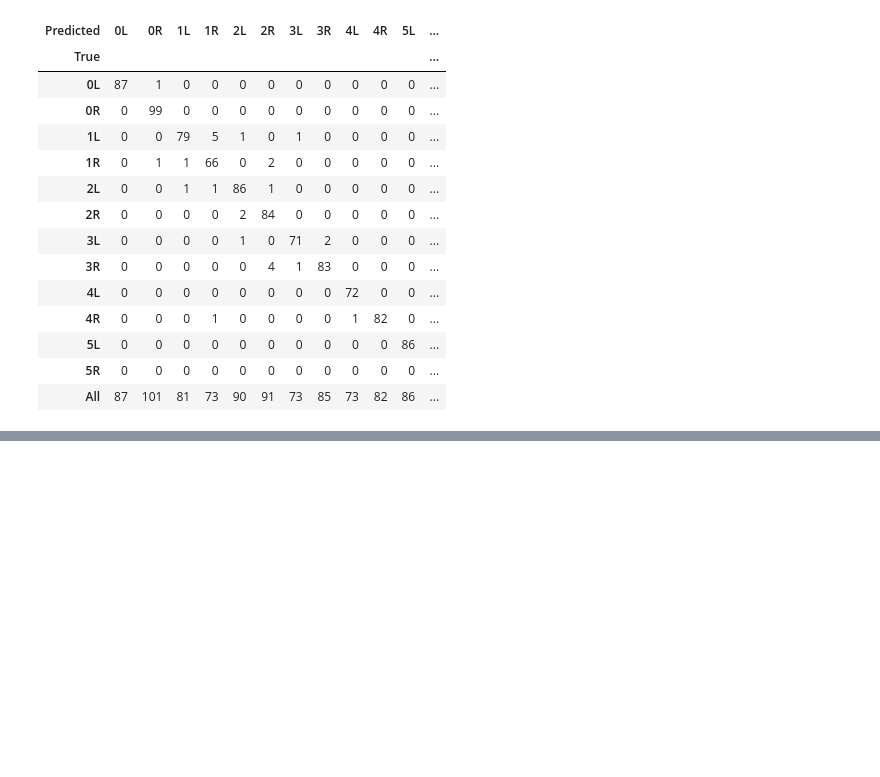
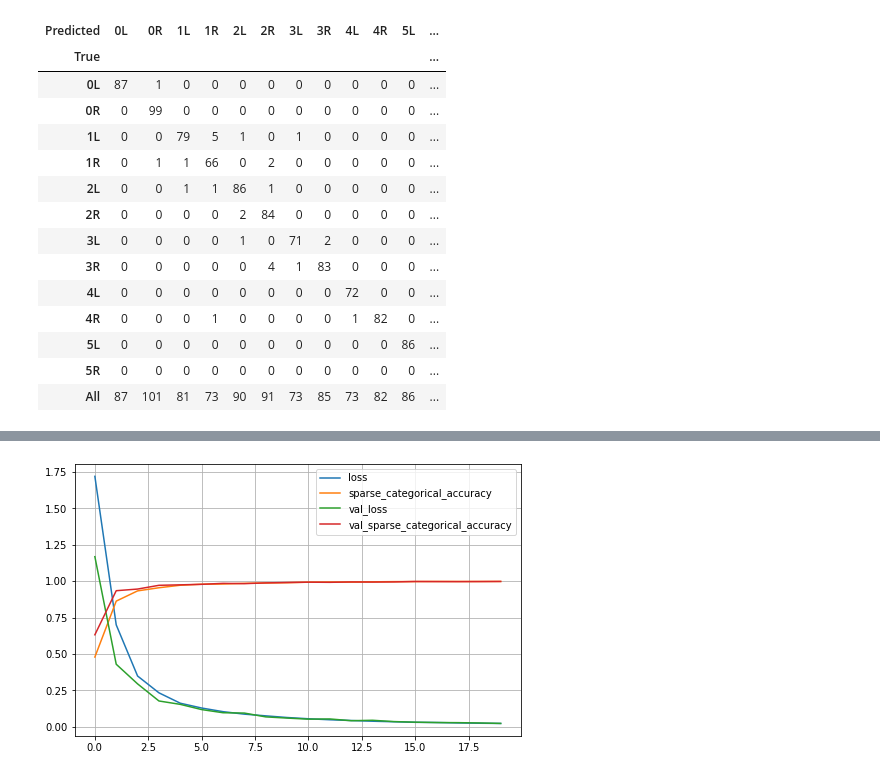
Before and after one commit to rezar12/DataScience_and_ANN, a Jupyter notebook: finger_reko/finger_recognition.ipynb, the cells around one changed output, grey strips where cells are left out. Cells and saved outputs as stored; diff of their text form; code cells hidden in the pictures; blank space fills up the shorter version.

```diff
--- a/finger_reko/finger_recognition.ipynb
+++ b/finger_reko/finger_recognition.ipynb
@@ -514,0 +584,6 @@ pd.crosstab(encodermulti.inverse_transform(ytestmulti), encodermulti.inverse_tra
+# %%
+model = keras.models.Sequential()
+model.add(keras.layers.Flatten(input_shape=[128, 128]))
+model.add(keras.layers.Dense(300, activation="relu"))
+model.add(keras.layers.Dense(30, activation="relu"))
+model.add(keras.layers.Dense(12, activation="softmax"))
@@ -514,0 +650,12 @@ pd.crosstab(encodermulti.inverse_transform(ytestmulti), encodermulti.inverse_tra
+# %%
+model.compile(loss=keras.losses.sparse_categorical_crossentropy,
+              optimizer=keras.optimizers.SGD(),
+              metrics=[keras.metrics.sparse_categorical_accuracy])
+# %%
+xtrain_split=xtrain[:4000]
+xvalid_split=xtrain[1000:]
+ytrain_split=ytrainmulti[:4000]
+yvalid_split=ytrainmulti[1000:]
+
+history = model.fit(xtrain_split, ytrain_split, epochs=20,
+                    validation_data=(xvalid_split, yvalid_split))
@@ -514,0 +693,7 @@ pd.crosstab(encodermulti.inverse_transform(ytestmulti), encodermulti.inverse_tra
+# %%
+pd.DataFrame(history.history).plot(figsize=(8, 5))
+plt.grid(True)
+plt.gca()
+plt.show()
+# %% [output]
+[figure, added]
```
Also changed, not shown: parts of 32 cells of this notebook.
